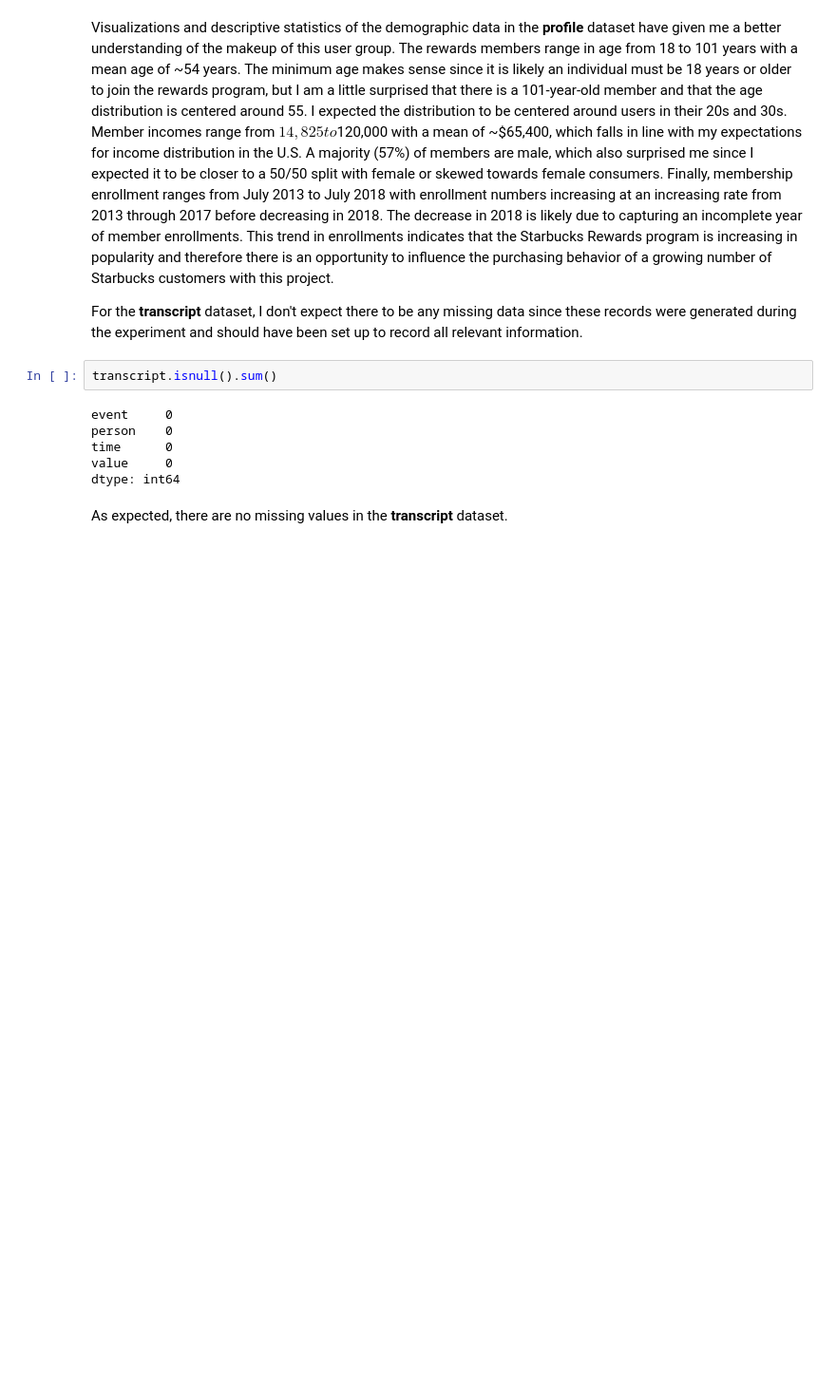
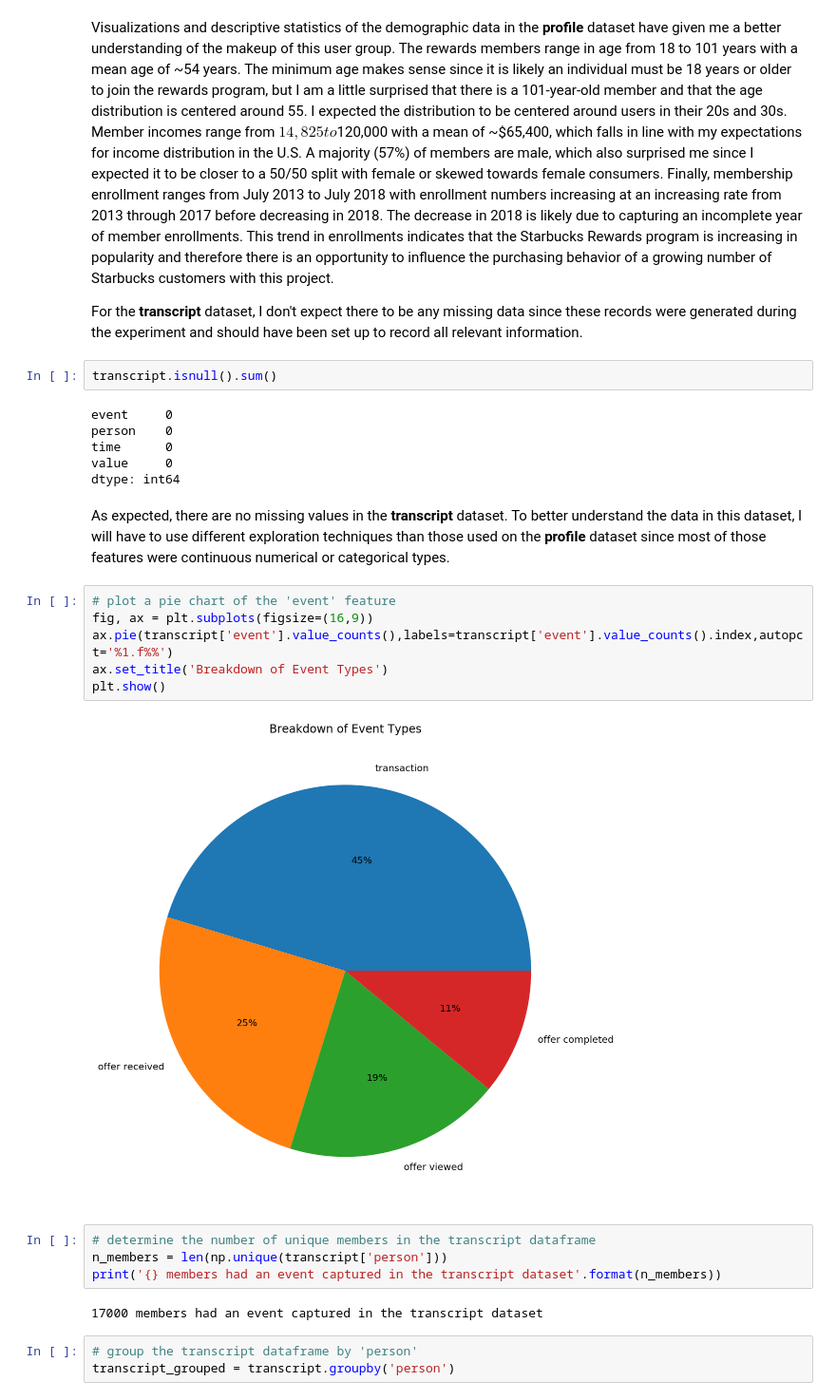
Before and after one commit to blowe615/starbucks_offers, a Jupyter notebook: starbucks_offers.ipynb, the cells around one changed output. Shown at 95% size. Saved outputs shown, nothing was run; the diff lists cells and outputs as text; blank space fills up the shorter version.

Commit message:
feat: Explore the transcript dataset

```diff
--- a/starbucks_offers.ipynb
+++ b/starbucks_offers.ipynb
@@ -212,5 +212,22 @@ person    0
 time      0
 value     0
 dtype: int64
-# %% [markdown]
-As expected, there are no missing values in the **transcript** dataset.
+# %% [markdown]
+As expected, there are no missing values in the **transcript** dataset.  To better understand the data in this dataset, I will have to use different exploration techniques than those used on the **profile** dataset since most of those features were continuous numerical or categorical types.
+# %%
+# plot a pie chart of the 'event' feature
+fig, ax = plt.subplots(figsize=(16,9))
+ax.pie(transcript['event'].value_counts(),labels=transcript['event'].value_counts().index,autopct='%1.f%%')
+ax.set_title('Breakdown of Event Types')
+plt.show()
+# %% [output]
+[figure, added]
+# %%
+# determine the number of unique members in the transcript dataframe
+n_members = len(np.unique(transcript['person']))
+print('{} members had an event captured in the transcript dataset'.format(n_members))
+# %% [output]
+17000 members had an event captured in the transcript dataset
+# %%
+# group the transcript dataframe by 'person'
+transcript_grouped = transcript.groupby('person')
```
Also changed, not shown: parts of 5 cells of this notebook.
